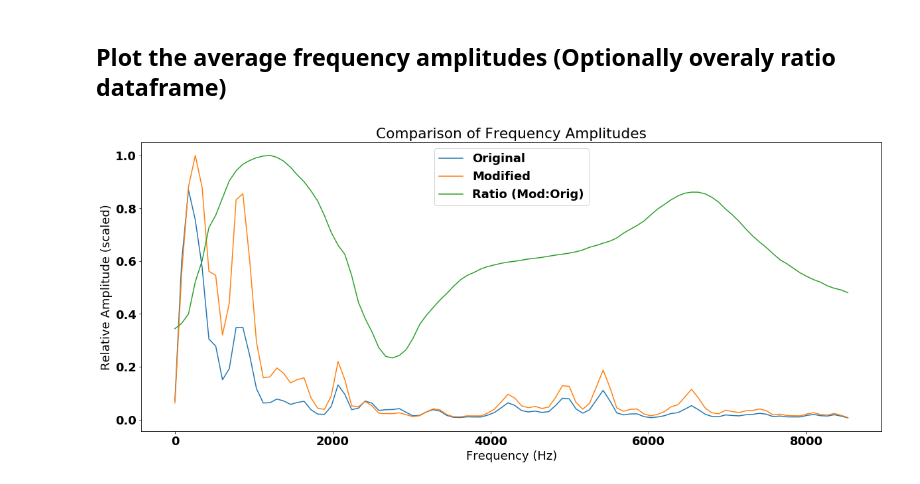
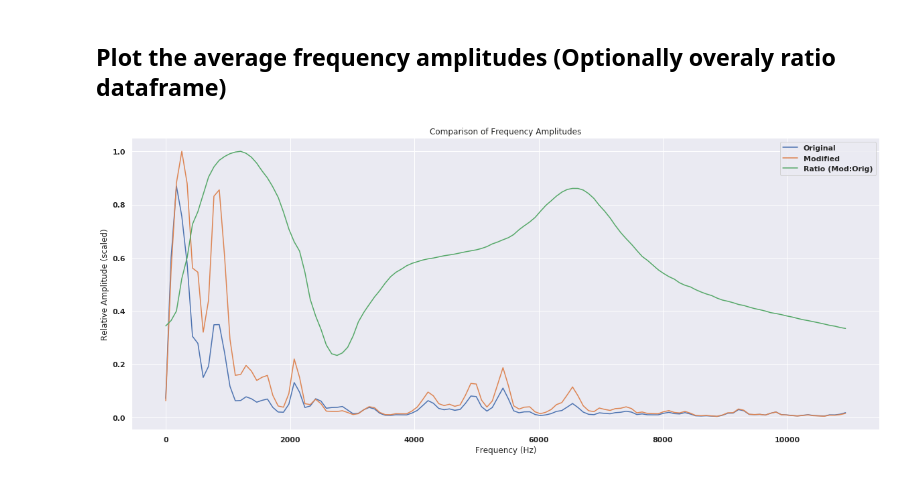
Before and after one commit to QED0711/ds_practice, a Jupyter notebook: librosa/audio_file_analyzer.ipynb, the cells around one changed output. Saved outputs shown, nothing was run; the diff lists cells and outputs as text; code cells hidden in the pictures.

Commit message:
style for graphs and comments

```diff
--- a/librosa/audio_file_analyzer.ipynb
+++ b/librosa/audio_file_analyzer.ipynb
@@ -32,6 +32,9 @@ import pandas as pd
 import matplotlib
 import matplotlib.pyplot as plt
 %matplotlib inline
+
+import seaborn as sns
+sns.set()
 # %%
 font = {
     'family': 'Arial',
@@ -170,6 +174,6 @@ pass
 # %%
-# original.set_fft_bin_size(256)
-# modified.set_fft_bin_size(256)
+original.set_fft_bin_size(256)
+modified.set_fft_bin_size(256)
 # %% [markdown]
 ## Create a Ratio DataFrame from the Original and Modified DFs
 # %%
@@ -180,12 +184,12 @@ ratio_df = AudioCompare.get_ratio_df(original=original.df, modified=modified.df)
 # %%
 fig = plt.figure(figsize=(20,8))
 
 AudioCompare.plot_spectrum_group(
     dfs=[original.df, modified.df],
-    frange=[0,100],
+    frange=[0,128],
     ratio_df=ratio_df
 )
 
 plt.show()
 # %% [output]
-[figure, old version]
+[figure, new version]
```
Also changed, not shown: parts of 2 cells of this notebook.
